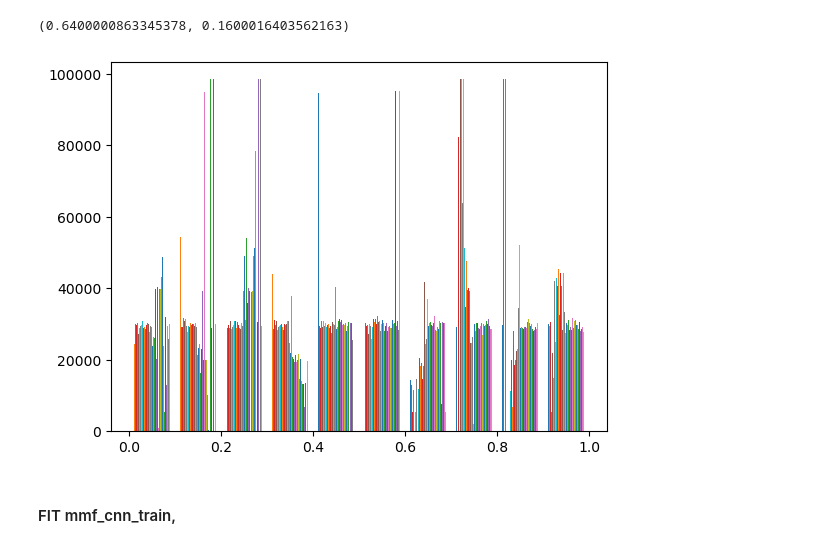
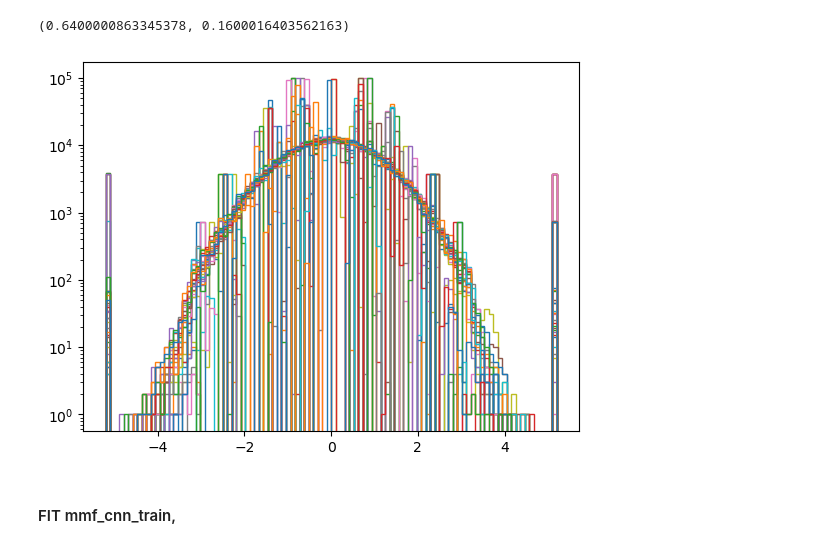
Before and after one commit to dmtrpolovnikov/ML_course, a Jupyter notebook: task_09_polovnikov.ipynb, the cells around one changed output. Cells and saved outputs as stored; diff of their text form; code cells hidden in the pictures.

```diff
--- a/task_09_polovnikov.ipynb
+++ b/task_09_polovnikov.ipynb
@@ -199,13 +199,13 @@ X_train.shape[0] / pgrid.shape[0], X_val.shape[0] / pgrid.shape[0],
 # %% [output]
 (0.6400000863345378, 0.1600016403562163)
 # %%
-Qt_x = QuantileTransformer()#output_distribution='normal')
+Qt_x = QuantileTransformer(output_distribution='normal')
 Qt_x.fit(X_train)
 
-Qt_xv = QuantileTransformer()#output_distribution='normal')
+Qt_xv = QuantileTransformer(output_distribution='normal')
 Qt_xv.fit(X_train_v)
 
-Qt_y = QuantileTransformer()#output_distribution='normal')
+Qt_y = QuantileTransformer(output_distribution='normal')
 Qt_y.fit(y_train)
 
 X_train, X_val, X_test = Qt_x.transform(X_train), Qt_x.transform(X_val), Qt_x.transform(X_test)
@@ -215,12 +215,12 @@ y_train, y_val, y_test = Qt_y.transform(y_train), Qt_y.transform(y_val), Qt_y.tr
 # %%
 _ = plt.hist(
         X_train,
-        #histtype='step',
-        #bins=100,
-        #log=True
+        histtype='step',
+        bins=100,
+        log=True
     )
 # %% [output]
-[figure, old version]
+[figure, new version]
 # %%
 X_train_t = torch.tensor(X_train, dtype=torch.float32, device=DEVICE)
 X_val_t = torch.tensor(X_val, dtype=torch.float32, device=DEVICE)
```
Also changed, not shown: parts of 3 cells of this notebook.
